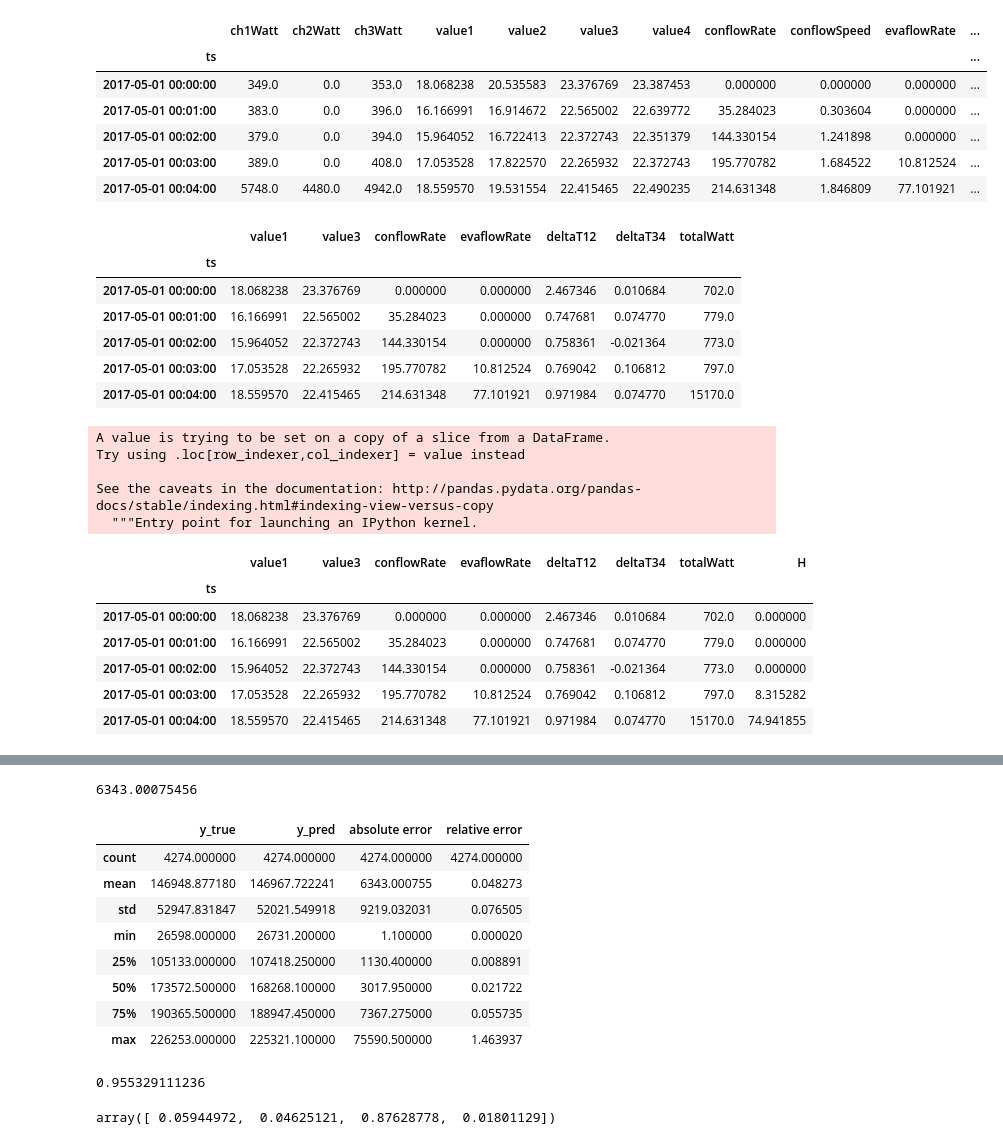
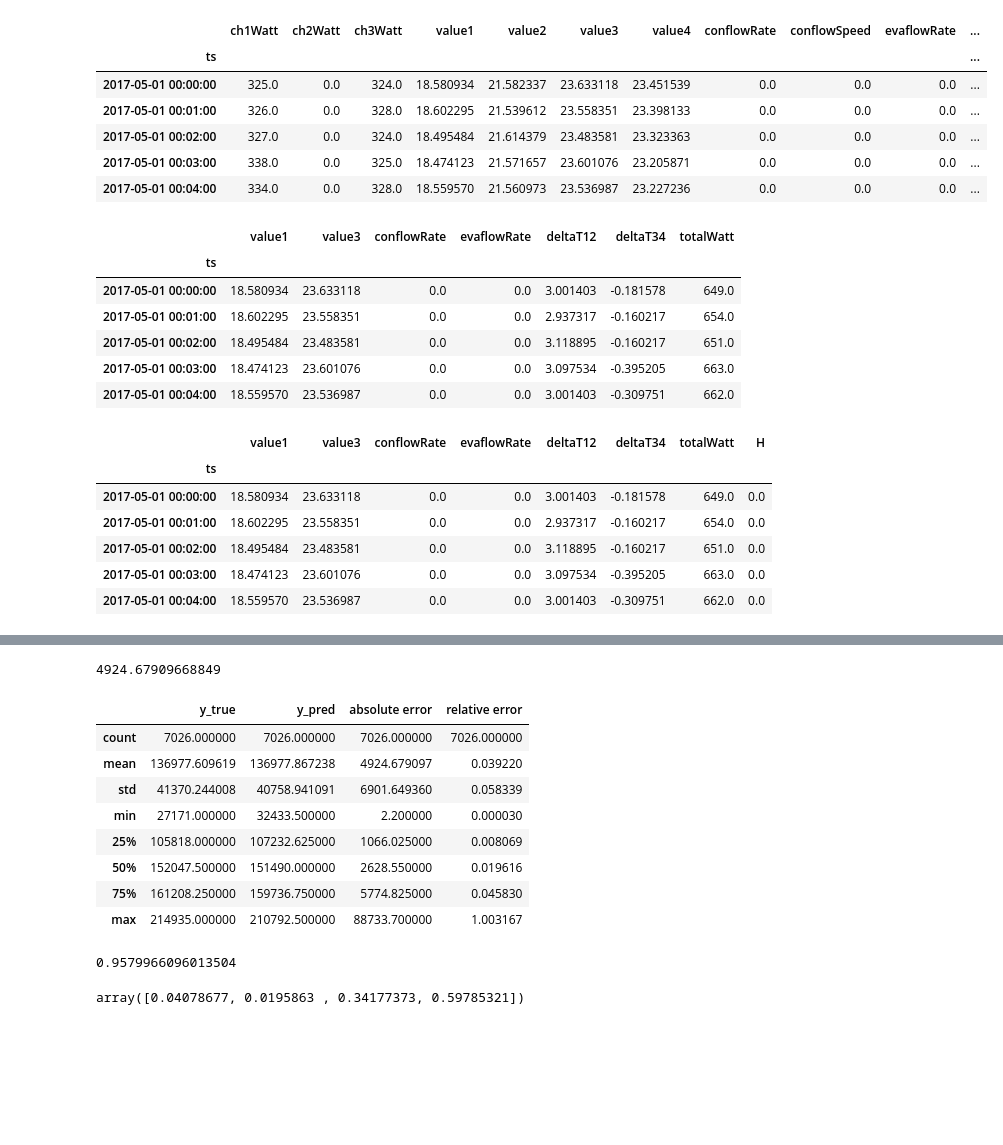
Before and after one commit to yujia21/datathon2017, a Jupyter notebook: Prediction-Random Forest-w cooling tower.ipynb, the cells around one changed output, grey strips where cells are left out. Cells and saved outputs as stored; diff of their text form; code cells hidden in the pictures; blank space fills up the shorter version.

```diff
--- a/Prediction-Random Forest-w cooling tower.ipynb
+++ b/Prediction-Random Forest-w cooling tower.ipynb
@@ -3,19 +3,19 @@ import numpy as np
 import pandas as pd
 %matplotlib notebook
 # %%
-n = str(1) #chiller number
+n = str(2) #chiller number
 df = pd.read_csv("data/Chiller"+n+"_full.csv")
 df.index = pd.to_datetime(df['ts'])
 df.drop('ts', axis=1, inplace=True)
 df.head()
 # %% [output]
 |  | ch1Watt | ch2Watt | ch3Watt | value1 | value2 | value3 | value4 | conflowRate | conflowSpeed | evaflowRate | ... |
 | ts |  |  |  |  |  |  |  |  |  |  | ... |
-| 2017-05-01 00:00:00 | 349.0 | 0.0 | 353.0 | 18.068238 | 20.535583 | 23.376769 | 23.387453 | 0.000000 | 0.000000 | 0.000000 | ... |
-| 2017-05-01 00:01:00 | 383.0 | 0.0 | 396.0 | 16.166991 | 16.914672 | 22.565002 | 22.639772 | 35.284023 | 0.303604 | 0.000000 | ... |
-| 2017-05-01 00:02:00 | 379.0 | 0.0 | 394.0 | 15.964052 | 16.722413 | 22.372743 | 22.351379 | 144.330154 | 1.241898 | 0.000000 | ... |
-| 2017-05-01 00:03:00 | 389.0 | 0.0 | 408.0 | 17.053528 | 17.822570 | 22.265932 | 22.372743 | 195.770782 | 1.684522 | 10.812524 | ... |
-| 2017-05-01 00:04:00 | 5748.0 | 4480.0 | 4942.0 | 18.559570 | 19.531554 | 22.415465 | 22.490235 | 214.631348 | 1.846809 | 77.101921 | ... |
+| 2017-05-01 00:00:00 | 325.0 | 0.0 | 324.0 | 18.580934 | 21.582337 | 23.633118 | 23.451539 | 0.0 | 0.0 | 0.0 | ... |
+| 2017-05-01 00:01:00 | 326.0 | 0.0 | 328.0 | 18.602295 | 21.539612 | 23.558351 | 23.398133 | 0.0 | 0.0 | 0.0 | ... |
+| 2017-05-01 00:02:00 | 327.0 | 0.0 | 324.0 | 18.495484 | 21.614379 | 23.483581 | 23.323363 | 0.0 | 0.0 | 0.0 | ... |
+| 2017-05-01 00:03:00 | 338.0 | 0.0 | 325.0 | 18.474123 | 21.571657 | 23.601076 | 23.205871 | 0.0 | 0.0 | 0.0 | ... |
+| 2017-05-01 00:04:00 | 334.0 | 0.0 | 328.0 | 18.559570 | 21.560973 | 23.536987 | 23.227236 | 0.0 | 0.0 | 0.0 | ... |
 # %%
 df['deltaT12'] = df['value2']-df['value1']
 df['deltaT34'] = df['value4']-df['value3']
@@ -26,27 +26,22 @@ df.head()
 # %% [output]
 |  | value1 | value3 | conflowRate | evaflowRate | deltaT12 | deltaT34 | totalWatt |
 | ts |  |  |  |  |  |  |  |
-| 2017-05-01 00:00:00 | 18.068238 | 23.376769 | 0.000000 | 0.000000 | 2.467346 | 0.010684 | 702.0 |
-| 2017-05-01 00:01:00 | 16.166991 | 22.565002 | 35.284023 | 0.000000 | 0.747681 | 0.074770 | 779.0 |
-| 2017-05-01 00:02:00 | 15.964052 | 22.372743 | 144.330154 | 0.000000 | 0.758361 | -0.021364 | 773.0 |
-| 2017-05-01 00:03:00 | 17.053528 | 22.265932 | 195.770782 | 10.812524 | 0.769042 | 0.106812 | 797.0 |
-| 2017-05-01 00:04:00 | 18.559570 | 22.415465 | 214.631348 | 77.101921 | 0.971984 | 0.074770 | 15170.0 |
+| 2017-05-01 00:00:00 | 18.580934 | 23.633118 | 0.0 | 0.0 | 3.001403 | -0.181578 | 649.0 |
+| 2017-05-01 00:01:00 | 18.602295 | 23.558351 | 0.0 | 0.0 | 2.937317 | -0.160217 | 654.0 |
+| 2017-05-01 00:02:00 | 18.495484 | 23.483581 | 0.0 | 0.0 | 3.118895 | -0.160217 | 651.0 |
+| 2017-05-01 00:03:00 | 18.474123 | 23.601076 | 0.0 | 0.0 | 3.097534 | -0.395205 | 663.0 |
+| 2017-05-01 00:04:00 | 18.559570 | 23.536987 | 0.0 | 0.0 | 3.001403 | -0.309751 | 662.0 |
 # %%
 df['H']=df['deltaT12']*df['evaflowRate']
 df.head()
 # %% [output]
-A value is trying to be set on a copy of a slice from a DataFrame.
-Try using .loc[row_indexer,col_indexer] = value instead
-
-See the caveats in the documentation: http://pandas.pydata.org/pandas-docs/stable/indexing.html#indexing-view-versus-copy
-  """Entry point for launching an IPython kernel.
 |  | value1 | value3 | conflowRate | evaflowRate | deltaT12 | deltaT34 | totalWatt | H |
 | ts |  |  |  |  |  |  |  |  |
-| 2017-05-01 00:00:00 | 18.068238 | 23.376769 | 0.000000 | 0.000000 | 2.467346 | 0.010684 | 702.0 | 0.000000 |
-| 2017-05-01 00:01:00 | 16.166991 | 22.565002 | 35.284023 | 0.000000 | 0.747681 | 0.074770 | 779.0 | 0.000000 |
-| 2017-05-01 00:02:00 | 15.964052 | 22.372743 | 144.330154 | 0.000000 | 0.758361 | -0.021364 | 773.0 | 0.000000 |
-| 2017-05-01 00:03:00 | 17.053528 | 22.265932 | 195.770782 | 10.812524 | 0.769042 | 0.106812 | 797.0 | 8.315282 |
-| 2017-05-01 00:04:00 | 18.559570 | 22.415465 | 214.631348 | 77.101921 | 0.971984 | 0.074770 | 15170.0 | 74.941855 |
+| 2017-05-01 00:00:00 | 18.580934 | 23.633118 | 0.0 | 0.0 | 3.001403 | -0.181578 | 649.0 | 0.0 |
+| 2017-05-01 00:01:00 | 18.602295 | 23.558351 | 0.0 | 0.0 | 2.937317 | -0.160217 | 654.0 | 0.0 |
+| 2017-05-01 00:02:00 | 18.495484 | 23.483581 | 0.0 | 0.0 | 3.118895 | -0.160217 | 651.0 | 0.0 |
+| 2017-05-01 00:03:00 | 18.474123 | 23.601076 | 0.0 | 0.0 | 3.097534 | -0.395205 | 663.0 | 0.0 |
+| 2017-05-01 00:04:00 | 18.559570 | 23.536987 | 0.0 | 0.0 | 3.001403 | -0.309751 | 662.0 | 0.0 |
 # %%
 X = df[(df['evaflowRate']>125)&(df['totalWatt']>25000)][['value1', 'evaflowRate', 'deltaT12','H']].as_matrix()
 y = df[(df['evaflowRate']>125)&(df['totalWatt']>25000)][['totalWatt']].as_matrix().sum(axis=1)
@@ -84,23 +79,23 @@ y_test_df['relative error'] = abs(y_test_df['y_true'] - y_test_df['y_pred'])/y_t
 y_test_df.head()
 y_test_df.describe()
 # %% [output]
-6343.00075456
+4924.67909668849
 |  | y_true | y_pred | absolute error | relative error |
-| count | 4274.000000 | 4274.000000 | 4274.000000 | 4274.000000 |
-| mean | 146948.877180 | 146967.722241 | 6343.000755 | 0.048273 |
-| std | 52947.831847 | 52021.549918 | 9219.032031 | 0.076505 |
-| min | 26598.000000 | 26731.200000 | 1.100000 | 0.000020 |
-| 25% | 105133.000000 | 107418.250000 | 1130.400000 | 0.008891 |
-| 50% | 173572.500000 | 168268.100000 | 3017.950000 | 0.021722 |
-| 75% | 190365.500000 | 188947.450000 | 7367.275000 | 0.055735 |
-| max | 226253.000000 | 225321.100000 | 75590.500000 | 1.463937 |
+| count | 7026.000000 | 7026.000000 | 7026.000000 | 7026.000000 |
+| mean | 136977.609619 | 136977.867238 | 4924.679097 | 0.039220 |
+| std | 41370.244008 | 40758.941091 | 6901.649360 | 0.058339 |
+| min | 27171.000000 | 32433.500000 | 2.200000 | 0.000030 |
+| 25% | 105818.000000 | 107232.625000 | 1066.025000 | 0.008069 |
+| 50% | 152047.500000 | 151490.000000 | 2628.550000 | 0.019616 |
+| 75% | 161208.250000 | 159736.750000 | 5774.825000 | 0.045830 |
+| max | 214935.000000 | 210792.500000 | 88733.700000 | 1.003167 |
 # %%
 # value1, evaflowRate, deltaT12, H
 print(regr_rf.score(X_test,y_test))
 regr_rf.feature_importances_
 # %% [output]
-0.955329111236
+0.9579966096013504
-array([ 0.05944972,  0.04625121,  0.87628778,  0.01801129])
+array([0.04078677, 0.0195863 , 0.34177373, 0.59785321])
 # %%
 T1_min=np.array(df[(df['evaflowRate']>125)&(df['totalWatt']>25000)][['value1', 'evaflowRate']].describe().loc['min'])[0]
 T1_max=np.array(df[(df['evaflowRate']>125)&(df['totalWatt']>25000)][['value1', 'evaflowRate']].describe().loc['max'])[0]
```
Also changed, not shown: parts of 2 cells of this notebook, 8 other files.
